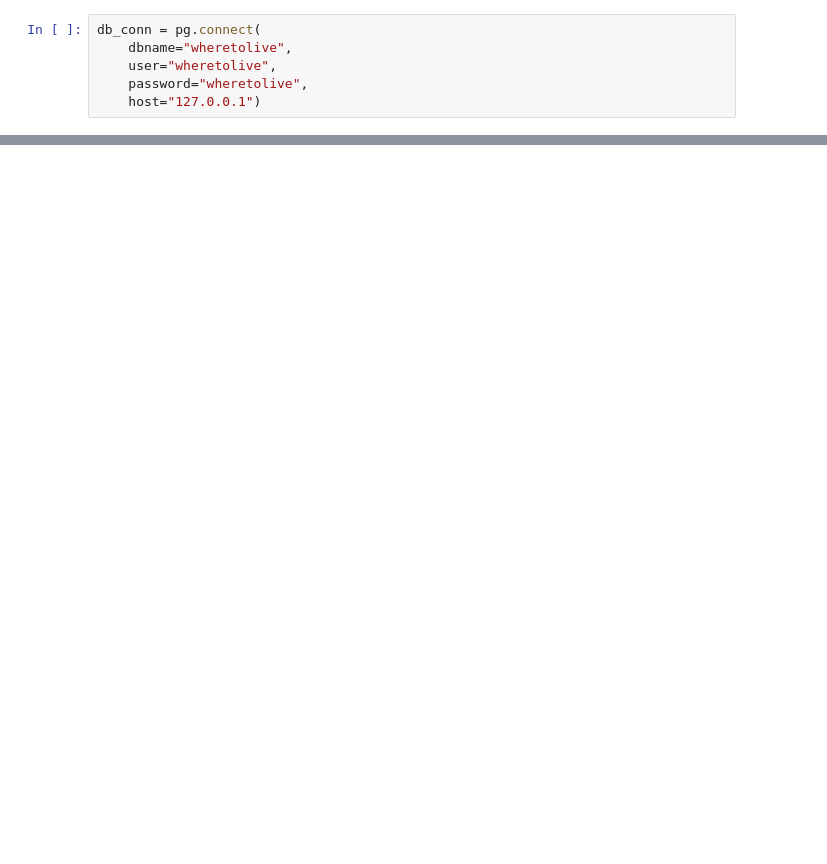
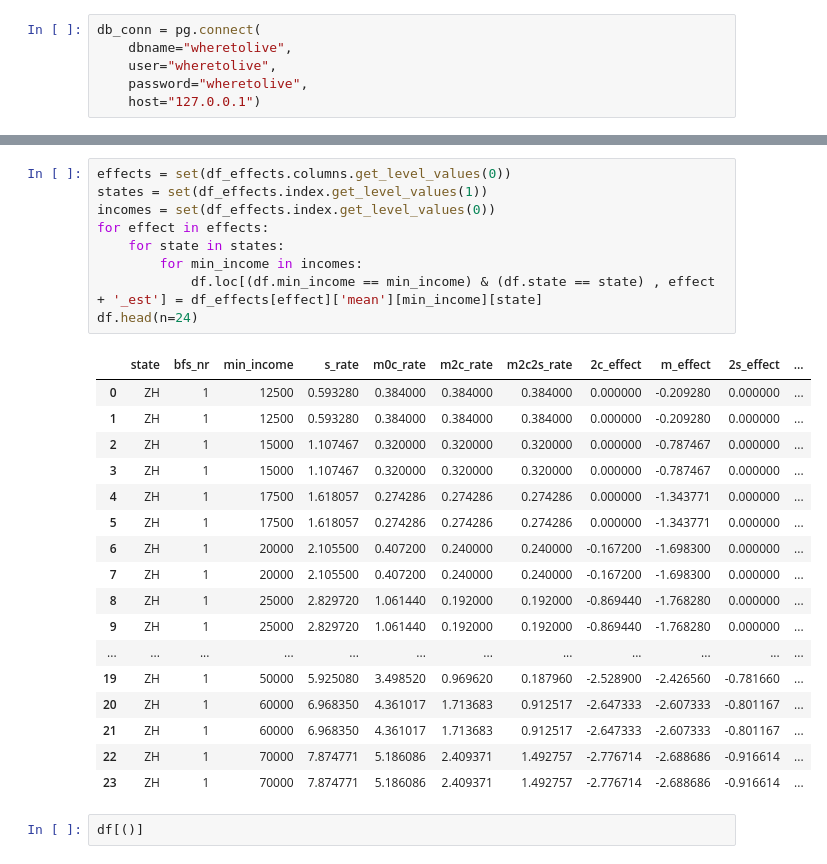
Before and after one commit to muyajil/wheretolive.ch, a Jupyter notebook: tax_rate_analysis.ipynb, the cells around one changed output, grey strips where cells are left out. Saved outputs shown, nothing was run; the diff lists cells and outputs as text; blank space fills up the shorter version.

```diff
--- a/tax_rate_analysis.ipynb
+++ b/tax_rate_analysis.ipynb
@@ -69,0 +98,29 @@ df.head(n=48)
+# %%
+effects = set(df_effects.columns.get_level_values(0))
+states = set(df_effects.index.get_level_values(1))
+incomes = set(df_effects.index.get_level_values(0))
+for effect in effects:
+    for state in states:
+        for min_income in incomes:
+            df.loc[(df.min_income == min_income) & (df.state == state) , effect + '_est'] = df_effects[effect]['mean'][min_income][state]
+df.head(n=24)
+# %% [output]
+|  | state | bfs_nr | min_income | s_rate | m0c_rate | m2c_rate | m2c2s_rate | 2c_effect | m_effect | 2s_effect | ... |
+| 0 | ZH | 1 | 12500 | 0.593280 | 0.384000 | 0.384000 | 0.384000 | 0.000000 | -0.209280 | 0.000000 | ... |
+| 1 | ZH | 1 | 12500 | 0.593280 | 0.384000 | 0.384000 | 0.384000 | 0.000000 | -0.209280 | 0.000000 | ... |
+| 2 | ZH | 1 | 15000 | 1.107467 | 0.320000 | 0.320000 | 0.320000 | 0.000000 | -0.787467 | 0.000000 | ... |
+| 3 | ZH | 1 | 15000 | 1.107467 | 0.320000 | 0.320000 | 0.320000 | 0.000000 | -0.787467 | 0.000000 | ... |
+| 4 | ZH | 1 | 17500 | 1.618057 | 0.274286 | 0.274286 | 0.274286 | 0.000000 | -1.343771 | 0.000000 | ... |
+| 5 | ZH | 1 | 17500 | 1.618057 | 0.274286 | 0.274286 | 0.274286 | 0.000000 | -1.343771 | 0.000000 | ... |
+| 6 | ZH | 1 | 20000 | 2.105500 | 0.407200 | 0.240000 | 0.240000 | -0.167200 | -1.698300 | 0.000000 | ... |
+| 7 | ZH | 1 | 20000 | 2.105500 | 0.407200 | 0.240000 | 0.240000 | -0.167200 | -1.698300 | 0.000000 | ... |
+| 8 | ZH | 1 | 25000 | 2.829720 | 1.061440 | 0.192000 | 0.192000 | -0.869440 | -1.768280 | 0.000000 | ... |
+| 9 | ZH | 1 | 25000 | 2.829720 | 1.061440 | 0.192000 | 0.192000 | -0.869440 | -1.768280 | 0.000000 | ... |
+| ... | ... | ... | ... | ... | ... | ... | ... | ... | ... | ... | ... |
+| 19 | ZH | 1 | 50000 | 5.925080 | 3.498520 | 0.969620 | 0.187960 | -2.528900 | -2.426560 | -0.781660 | ... |
+| 20 | ZH | 1 | 60000 | 6.968350 | 4.361017 | 1.713683 | 0.912517 | -2.647333 | -2.607333 | -0.801167 | ... |
+| 21 | ZH | 1 | 60000 | 6.968350 | 4.361017 | 1.713683 | 0.912517 | -2.647333 | -2.607333 | -0.801167 | ... |
+| 22 | ZH | 1 | 70000 | 7.874771 | 5.186086 | 2.409371 | 1.492757 | -2.776714 | -2.688686 | -0.916614 | ... |
+| 23 | ZH | 1 | 70000 | 7.874771 | 5.186086 | 2.409371 | 1.492757 | -2.776714 | -2.688686 | -0.916614 | ... |
+# %%
+df[()]
```
Also changed, not shown: parts of 8 cells of this notebook, 6 other files.
